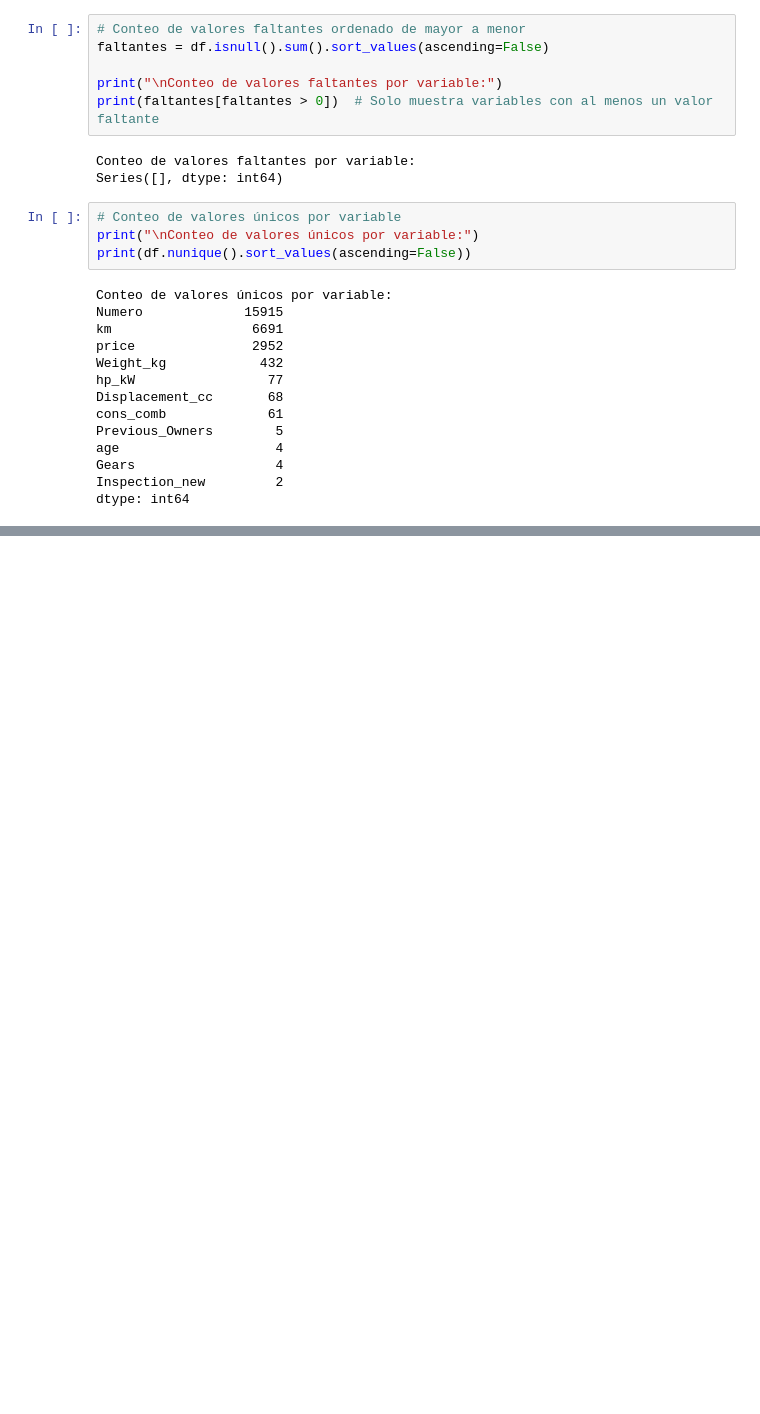
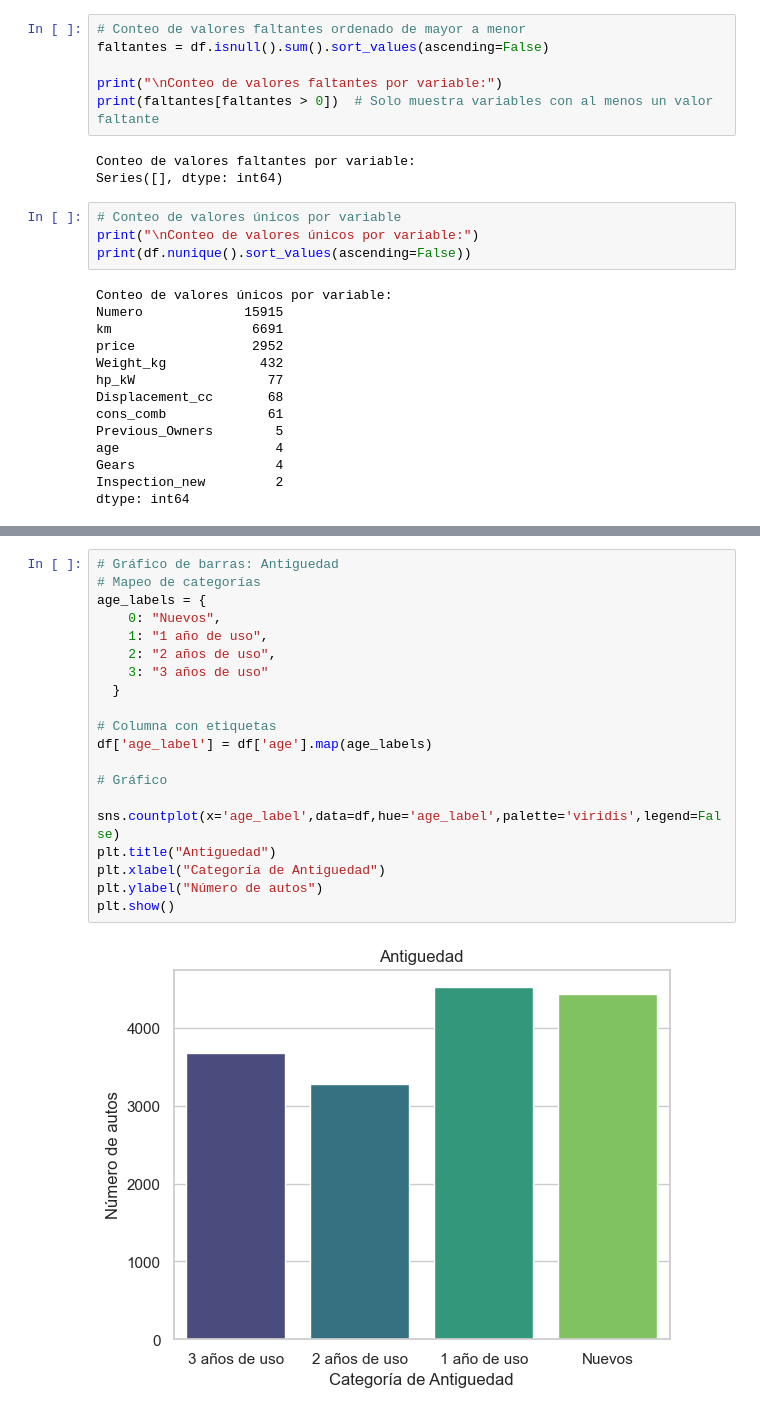
Before and after one commit to mauricio8854/Carprice, a Jupyter notebook: proyecto_aula/Entregable.ipynb, the cells around one changed output, grey strips where cells are left out. Drawn from its saved outputs; the diff is of its cells as text; blank space fills up the shorter version.

```diff
--- a/proyecto_aula/Entregable.ipynb
+++ b/proyecto_aula/Entregable.ipynb
@@ -152,0 +201,22 @@ print(df[variables_clave].describe())
+# %%
+# Gráfico de barras: Antiguedad
+# Mapeo de categorías
+age_labels = {
+    0: "Nuevos",
+    1: "1 año de uso",
+    2: "2 años de uso",
+    3: "3 años de uso"
+  }
+
+# Columna con etiquetas
+df['age_label'] = df['age'].map(age_labels)
+
+# Gráfico
+
+sns.countplot(x='age_label',data=df,hue='age_label',palette='viridis',legend=False)
+plt.title("Antiguedad")
+plt.xlabel("Categoría de Antiguedad")
+plt.ylabel("Número de autos")
+plt.show()
+# %% [output]
+[figure, added]
```
Also changed, not shown: parts of 35 cells of this notebook.
